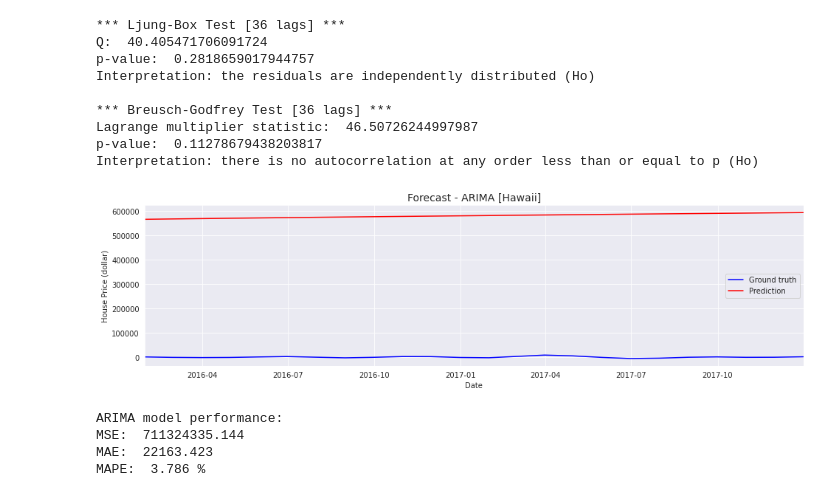
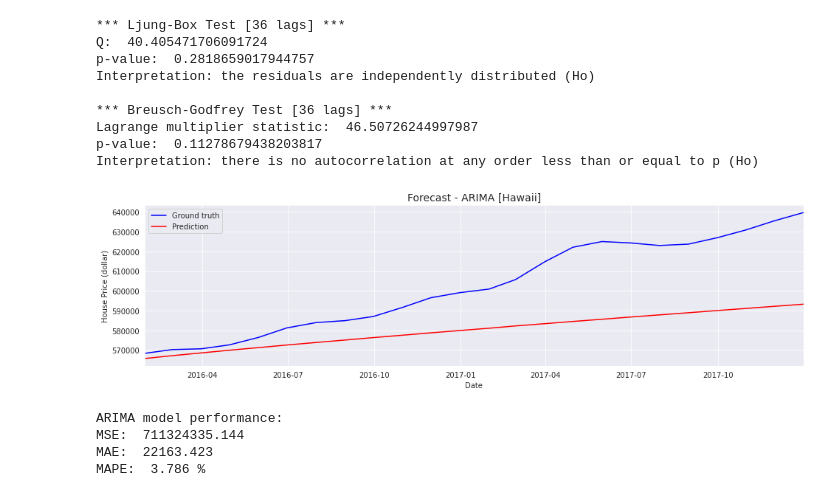
Before and after one commit to MaliheDahmardeh/state-house-price-analysis-SM, a Jupyter notebook: state-house-price-analysis.ipynb, the cells around one changed output. Saved outputs shown, nothing was run; the diff lists cells and outputs as text; code cells hidden in the pictures.

```diff
--- a/state-house-price-analysis.ipynb
+++ b/state-house-price-analysis.ipynb
@@ -1543,16 +1509,16 @@ y_pred_sarima = pd.Series(y_pred_sarima)
 y_pred_sarima.index = data_test.index
 # %%
 plt.figure(figsize=(16,4))
-plt.plot(Y_test, color='blue', label='Ground truth')
+plt.plot(data_test, color='blue', label='Ground truth')
 plt.plot(y_pred_sarima, color='red', label='Prediction')
 plt.title('Forecast - ARIMA [Hawaii]', fontsize=14)
 plt.xlim(data_test.index[0],data_test.index[-1])
 plt.xlabel('Date')
 plt.ylabel('House Price (dollar)')
 plt.legend()
 plt.show()
 # %% [output]
-[figure, old version]
+[figure, new version]
 # %%
 mse_arima = mean_squared_error(y_pred_sarima,data_test.values)
 mae_arima = mean_absolute_error(y_pred_sarima,data_test.values)
```
Also changed, not shown: parts of 21 cells of this notebook.
